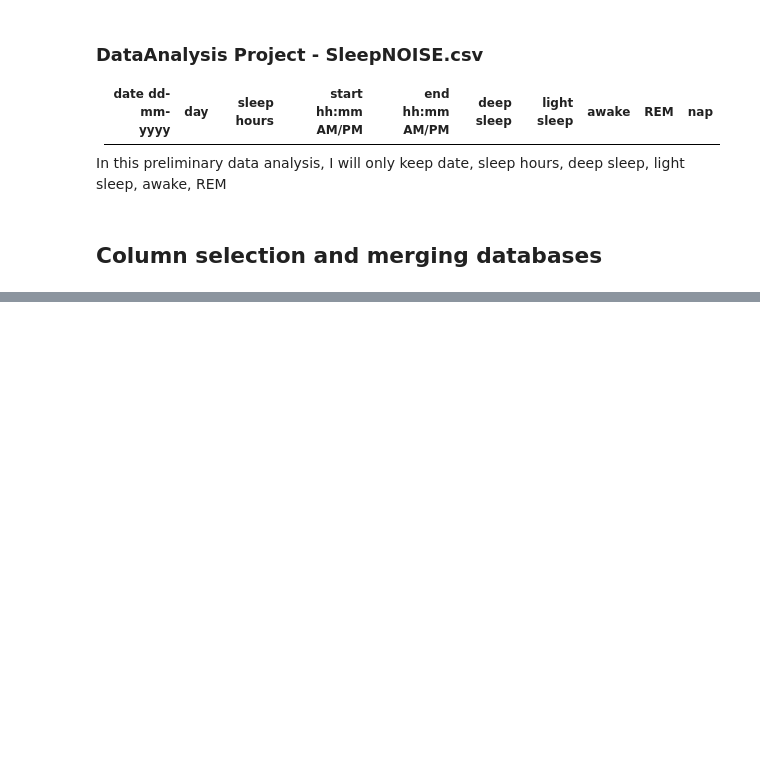
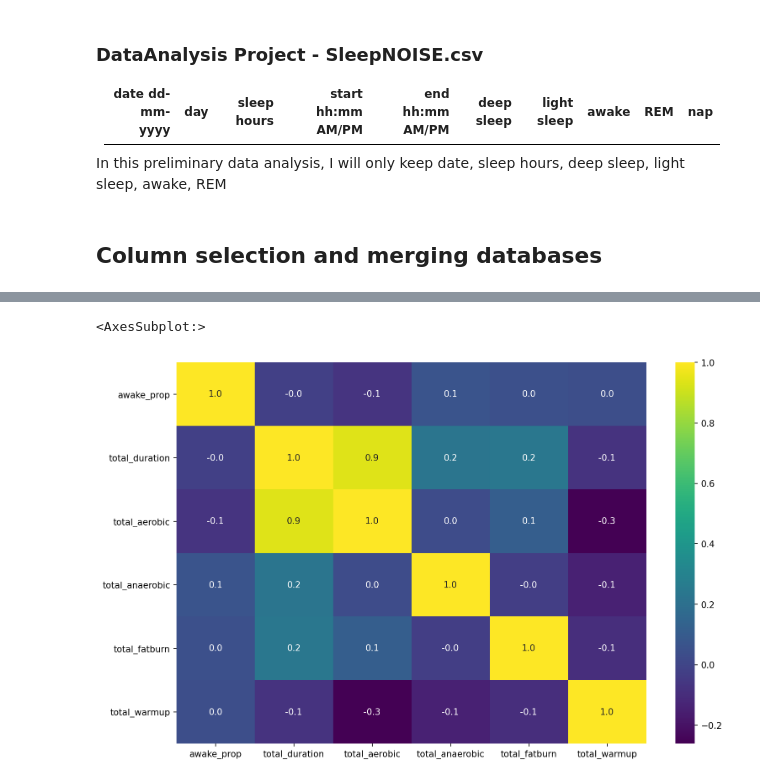
Before and after one commit to sangeethankumar/sleepNexercise, a Jupyter notebook: Effect of physical activity on sleep quality.ipynb, the cells around one changed output, grey strips where cells are left out. Drawn from its saved outputs; the diff is of its cells as text; code cells hidden in the pictures; blank space fills up the shorter version.

```diff
--- a/Effect of physical activity on sleep quality.ipynb
+++ b/Effect of physical activity on sleep quality.ipynb
@@ -55,0 +285,5 @@ From the above operations, I have the following tables. They are available as [c
+# %%
+sns.heatmap(corr_awake,annot=True,cmap='viridis',fmt='.1f')
+# %% [output]
+<AxesSubplot:>
+[figure, added]
```
Also changed, not shown: parts of 39 cells of this notebook, 13 other files.
